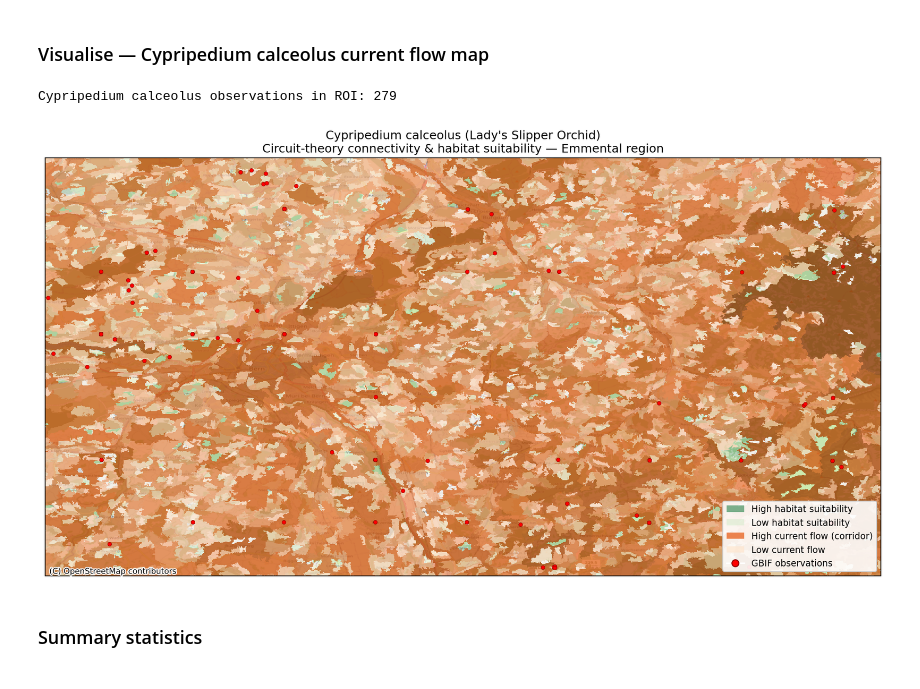
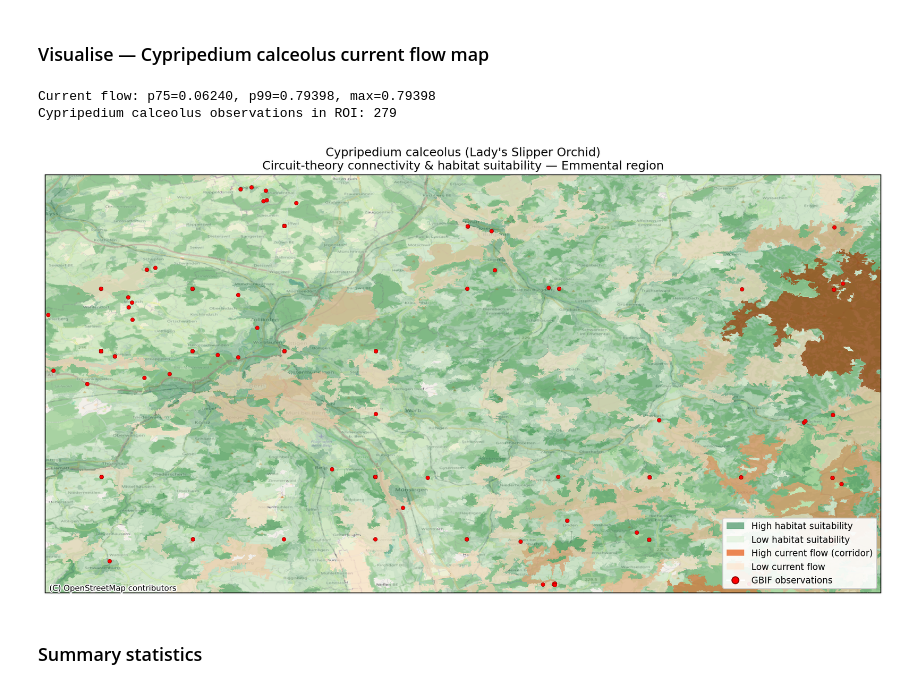
Before and after one commit to Kronmar-Bafu/cas-aml-project, a Jupyter notebook: 30_conservation_prioritisation.ipynb, the cells around one changed output. Drawn from its saved outputs; the diff is of its cells as text; code cells hidden in the pictures.

Commit message:
recalculaetd for increased precision

```diff
--- a/30_conservation_prioritisation.ipynb
+++ b/30_conservation_prioritisation.ipynb
@@ -254,13 +255,20 @@ suit_roi[valid] = cyp_suit[labels_arr[valid]]
 current_roi = np.zeros_like(labels_arr, dtype=np.float32)
 current_roi[valid] = current_flow[labels_arr[valid]]
 
-# Mask: show suitability where > 0.1, current where > threshold
+# Mask: show suitability where > 0.1
 suit_masked = ma.masked_where((~valid) | (suit_roi < 0.1), suit_roi)
 
-# Normalise current for display (log scale helps visibility)
-current_log = np.log1p(current_roi * 1000)  # scale up then log
-current_threshold = np.log1p(0.5)  # minimum visible current
-current_masked = ma.masked_where((~valid) | (current_log < current_threshold), current_log)
+# Normalise current for display
+# Use percentile-based thresholding so only top corridor patches are shown
+current_valid = current_roi[valid & (current_roi > 0)]
+current_p75 = np.percentile(current_valid, 75)  # only show top 25% of flow
+current_p99 = np.percentile(current_valid, 99)  # cap display at p99
+print(f'Current flow: p75={current_p75:.5f}, p99={current_p99:.5f}, max={current_valid.max():.5f}')
+
+# Mask out pixels below p75 threshold — these are NOT corridors
+current_masked = ma.masked_where(
+    (~valid) | (current_roi < current_p75), current_roi
+)
 
 # Colormaps
 green_cmap = LinearSegmentedColormap.from_list('greens', ['#c7e9c0', '#006d2c'])
@@ -281,13 +289,14 @@ cx.add_basemap(ax, crs=ccrs.PlateCarree(),
 
 extent = [roi['lon_min'], roi['lon_max'], roi['lat_min'], roi['lat_max']]
 
-# Layer 1: Suitability gradient
-ax.imshow(suit_masked, cmap=green_cmap, vmin=0.1, vmax=0.8, alpha=0.4,
+# Layer 1: Suitability gradient (increased alpha for visibility)
+ax.imshow(suit_masked, cmap=green_cmap, vmin=0.1, vmax=0.8, alpha=0.55,
           extent=extent, origin='upper', interpolation='nearest',
           transform=ccrs.PlateCarree())
 
-# Layer 2: Current flow (corridors)
-ax.imshow(current_masked, cmap=orange_cmap, alpha=0.7,
+# Layer 2: Current flow — only top corridor patches, clipped at p99
+ax.imshow(current_masked, cmap=orange_cmap, alpha=0.65,
+          vmin=current_p75, vmax=current_p99,
           extent=extent, origin='upper', interpolation='nearest',
           transform=ccrs.PlateCarree())
 
@@ -297,34 +306,35 @@ cyp_obs = gbif[gbif['species'] == 'Cypripedium calceolus']
 cyp_roi = cyp_obs[
     (cyp_obs['decimallongitude'] >= roi['lon_min']) &
     (cyp_obs['decimallongitude'] <= roi['lon_max']) &
     (cyp_obs['decimallatitude'] >= roi['lat_min']) &
     (cyp_obs['decimallatitude'] <= roi['lat_max'])
 ]
 ax.scatter(cyp_roi['decimallongitude'], cyp_roi['decimallatitude'],
            s=15, c='red', marker='o', edgecolors='darkred', linewidths=0.4,
            transform=ccrs.PlateCarree(), zorder=5)
 print(f'Cypripedium calceolus observations in ROI: {len(cyp_roi)}')
 
 # Legend
 legend_elements = [
     Patch(facecolor='#006d2c', alpha=0.5, label='High habitat suitability'),
     Patch(facecolor='#c7e9c0', alpha=0.4, label='Low habitat suitability'),
     Patch(facecolor='#e6550d', alpha=0.7, label='High current flow (corridor)'),
     Patch(facecolor='#fee6ce', alpha=0.7, label='Low current flow'),
     plt.Line2D([0], [0], marker='o', color='w', markerfacecolor='red',
                markeredgecolor='darkred', markersize=7, label='GBIF observations'),
 ]
 ax.legend(handles=legend_elements, loc='lower right', fontsize=9,
           framealpha=0.9)
 
 ax.set_title('Cypripedium calceolus (Lady\'s Slipper Orchid)\n'
              'Circuit-theory connectivity & habitat suitability — Emmental region',
              fontsize=12)
 plt.tight_layout()
 plt.show()
 # %% [output]
+Current flow: p75=0.06240, p99=0.79398, max=0.79398
 Cypripedium calceolus observations in ROI: 279
-[figure, old version]
+[figure, new version]
 # %% [markdown]
 ### Summary statistics
 # %%
```
Also changed, not shown: parts of 5 cells of this notebook, 4 other files.
